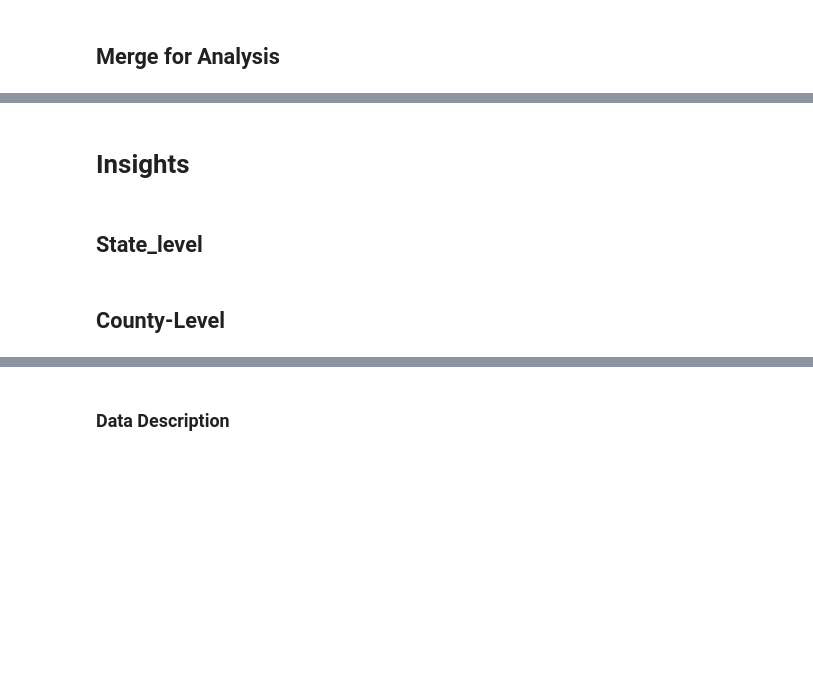
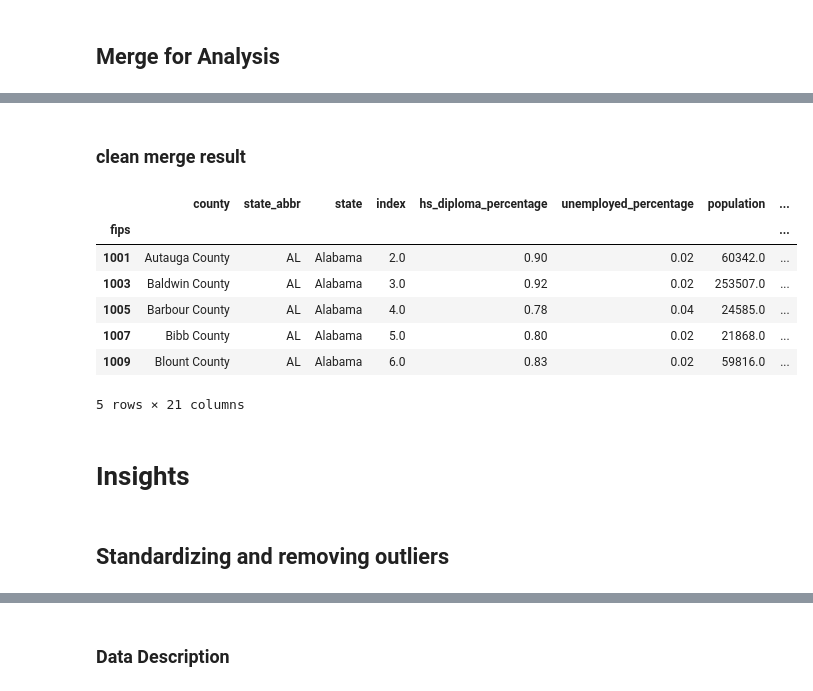
Before and after one commit to mapsg91/CapstoneII_MG, a Jupyter notebook: data/Clean Data/selected_vars/clean_select_features.ipynb, the cells around one changed output, grey strips where cells are left out. Cells and saved outputs as stored; diff of their text form; code cells hidden in the pictures; blank space fills up the shorter version.

```diff
--- a/data/Clean Data/selected_vars/clean_select_features.ipynb
+++ b/data/Clean Data/selected_vars/clean_select_features.ipynb
@@ -99,2 +82,4 @@ us_counties_updated = us_counties_updated[~us_counties_updated['county'].isin(st
+# %%
+pol_party_2020 = make_subset(qol_22, qol_target_vars, qol_new_names)
 # %% [markdown]
 ## subsets and groupings for drill-down analysis
@@ -200,0 +179,14 @@ race_inequity_df = pd.merge(test_race_metrics, test_inequitydf, on=['state_abbr'
+# %%
+fips_codes['fips'] = fips_codes['fips'].astype('str')
+#test = pd.merge(counties, fips_codes, on=['state_abbr','county', 'fips'], how='outer')
+test_gini = pd.merge(gini, fips_codes, on=['state','county', 'fips'], how='outer')
+test_pol_party = pd.merge(pol_party_2020, fips_codes, on=['state_abbr','county', 'fips'], how='outer')
+# %%
+# function to clean merged tables
+def clean_merged(df):
+    df = df.sort_values(['fips'])
+    # Drop duplicate rows in column: 'fips'
+    df = test.drop_duplicates(subset=['fips'])
+    df = df[~df['county'].isin(state_names)]
+    df = df.round(3)
+    return df
@@ -200,0 +214,7 @@ race_inequity_df = pd.merge(test_race_metrics, test_inequitydf, on=['state_abbr'
+# %%
+id_cols = ['state','state_abbr','county', 'fips']
+#test = clean_merged(test)
+test_gini = clean_merged(gini)
+test_pol_party = clean_merged(test_pol_party)
+test_2 = pd.merge(test, test_gini, on=id_cols, how='outer')
+merged_county_level = pd.merge(test_2, test_pol_party, on=id_cols, how='outer')
@@ -201,6 +231,17 @@ race_inequity_df = pd.merge(test_race_metrics, test_inequitydf, on=['state_abbr'
+# %% [markdown]
+### clean merge result
+# %%
+merged_county_level.head()
+# %% [output]
+|  | county | state_abbr | state | index | hs_diploma_percentage | unemployed_percentage | population | ... |
+| fips |  |  |  |  |  |  |  | ... |
+| 1001 | Autauga County | AL | Alabama | 2.0 | 0.90 | 0.02 | 60342.0 | ... |
+| 1003 | Baldwin County | AL | Alabama | 3.0 | 0.92 | 0.02 | 253507.0 | ... |
+| 1005 | Barbour County | AL | Alabama | 4.0 | 0.78 | 0.04 | 24585.0 | ... |
+| 1007 | Bibb County | AL | Alabama | 5.0 | 0.80 | 0.02 | 21868.0 | ... |
+| 1009 | Blount County | AL | Alabama | 6.0 | 0.83 | 0.02 | 59816.0 | ... |
+5 rows × 21 columns
 # %% [markdown]
 # Insights
-# %% [markdown]
-## State_level
-# %% [markdown]
-## County-Level
+# %% [markdown]
+## Standardizing and removing outliers
```
Also changed, not shown: parts of 67 cells of this notebook, 8 other files.
